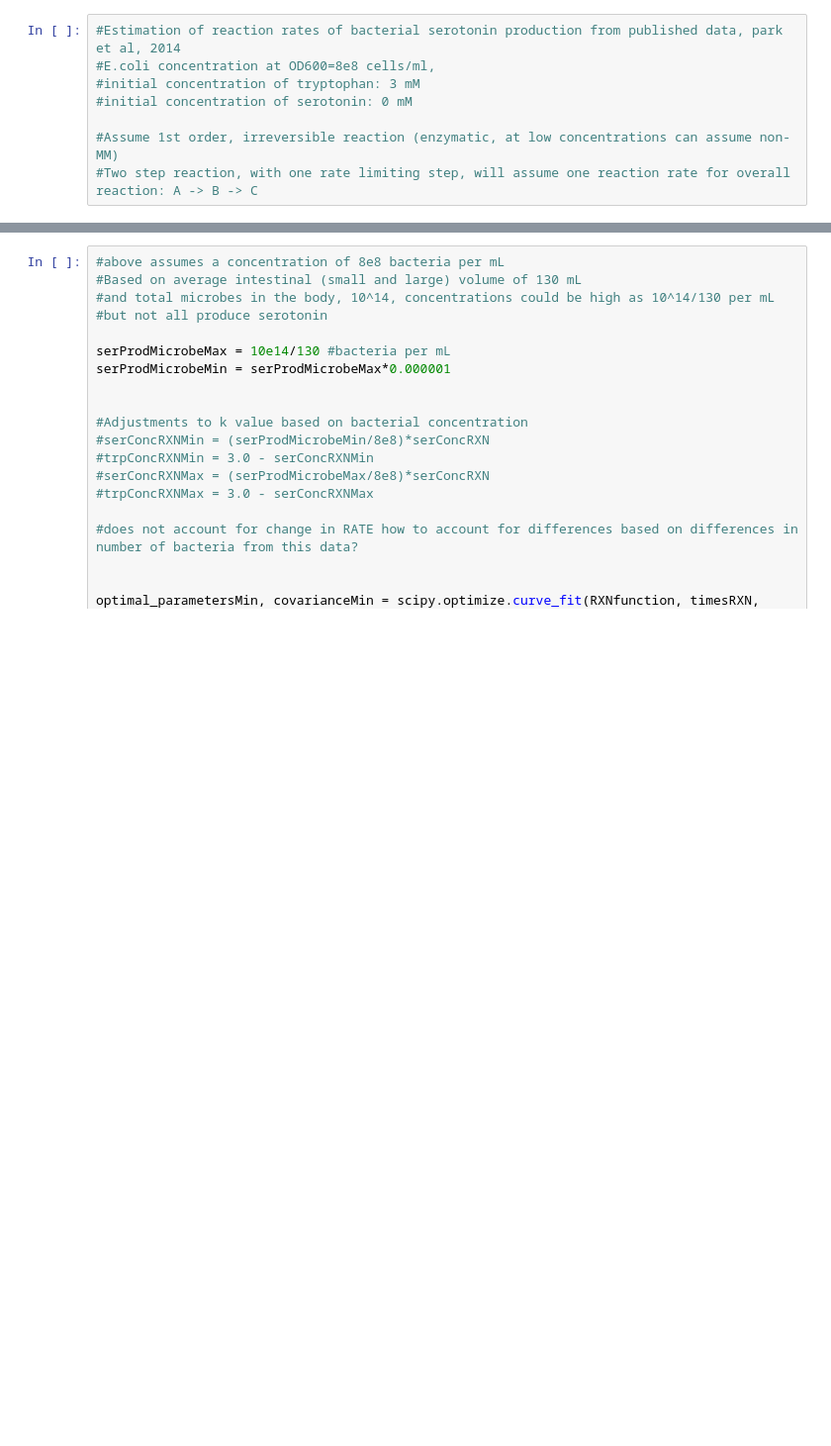
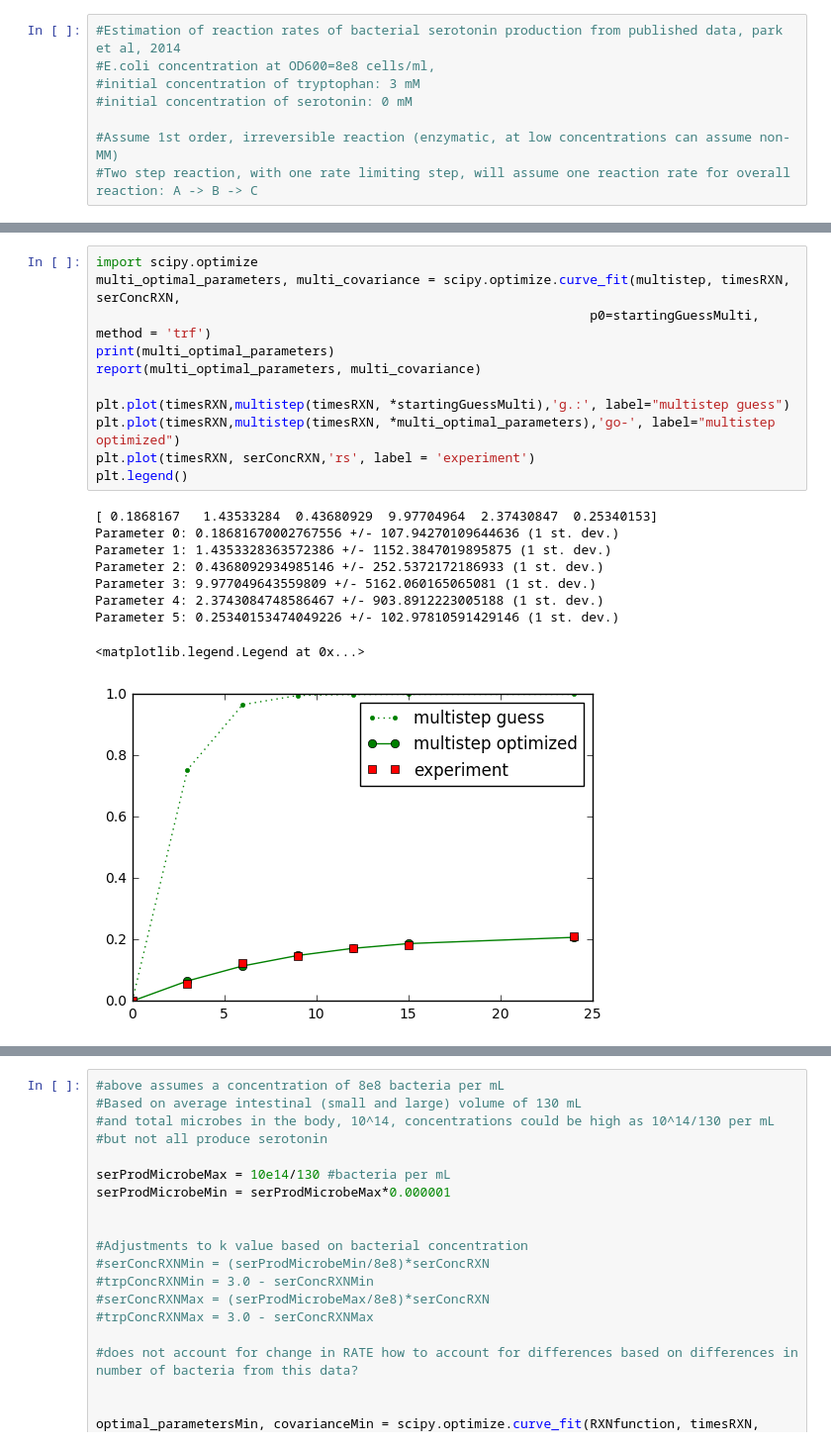
Before and after one commit to nateharms/serotonin_transport, a Jupyter notebook: Serotonin Reaction Rates.ipynb, the cells around one changed output, grey strips where cells are left out. Shown at 99% size. Saved outputs shown, nothing was run; the diff lists cells and outputs as text; blank space fills up the shorter version.

```diff
--- a/Serotonin Reaction Rates.ipynb
+++ b/Serotonin Reaction Rates.ipynb
@@ -17,3 +53,24 @@ trpConcRXN = 3.0 - serConcRXN #mM
+# %%
+import scipy.optimize
+multi_optimal_parameters, multi_covariance = scipy.optimize.curve_fit(multistep, timesRXN, serConcRXN,
+                                                                p0=startingGuessMulti, method = 'trf')
+print(multi_optimal_parameters)
+report(multi_optimal_parameters, multi_covariance)
+
+plt.plot(timesRXN,multistep(timesRXN, *startingGuessMulti),'g.:', label="multistep guess")
+plt.plot(timesRXN,multistep(timesRXN, *multi_optimal_parameters),'go-', label="multistep optimized")
+plt.plot(timesRXN, serConcRXN,'rs', label = 'experiment')
+plt.legend()
+# %% [output]
+[ 0.1868167   1.43533284  0.43680929  9.97704964  2.37430847  0.25340153]
+Parameter 0: 0.18681670002767556 +/- 107.94270109644636 (1 st. dev.)
+Parameter 1: 1.4353328363572386 +/- 1152.3847019895875 (1 st. dev.)
+Parameter 2: 0.4368092934985146 +/- 252.5372172186933 (1 st. dev.)
+Parameter 3: 9.977049643559809 +/- 5162.060165065081 (1 st. dev.)
+Parameter 4: 2.3743084748586467 +/- 903.8912223005188 (1 st. dev.)
+Parameter 5: 0.25340153474049226 +/- 102.97810591429146 (1 st. dev.)
+<matplotlib.legend.Legend at 0x...>
+[figure, added]
 # %%
 import scipy.optimize
 import scipy.integrate
```
Also changed, not shown: parts of 4 cells of this notebook.
